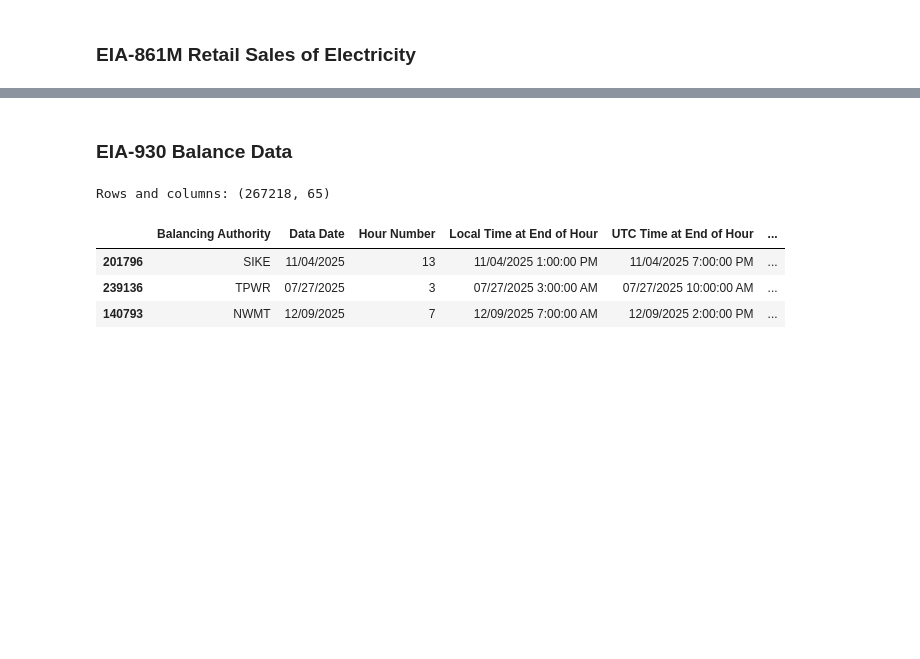
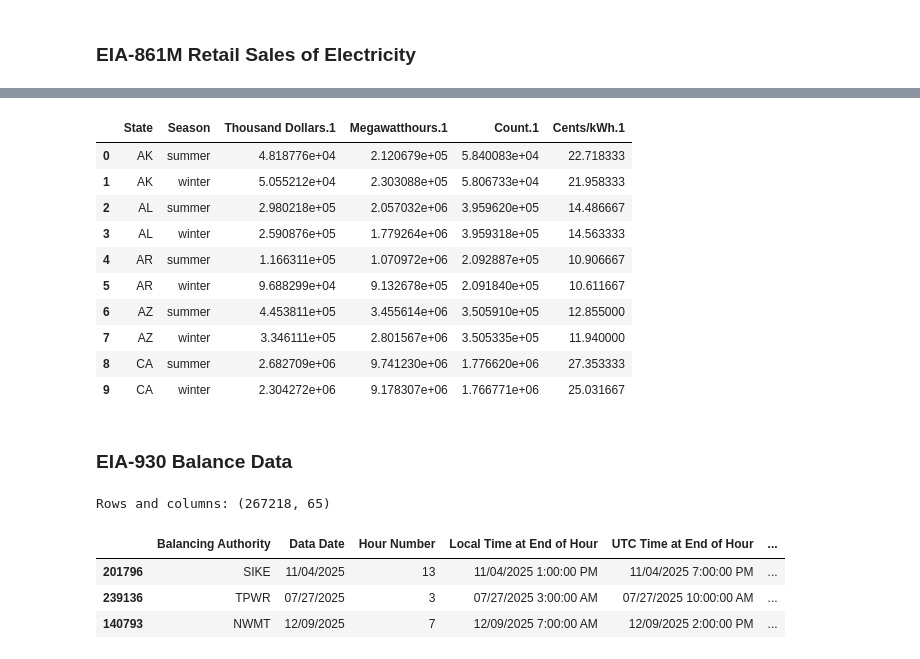
Before and after one commit to matthewchess/siads696, a Jupyter notebook: 02-data-cleaning.ipynb, the cells around one changed output, grey strips where cells are left out. Saved outputs shown, nothing was run; the diff lists cells and outputs as text; code cells hidden in the pictures; blank space fills up the shorter version.

```diff
--- a/02-data-cleaning.ipynb
+++ b/02-data-cleaning.ipynb
@@ -762,0 +856,8 @@ sales.describe(include="all").T
+# %%
+sales['Year'] = sales['Year'].astype(str)
+# %%
+# Looking at 2025 only and only .1 since that is Commercial
+# EIA classifies data centers as commercial customers
+sales_2025 = sales[sales['Year']=='2025'].copy()
+sales_2025 = sales_2025[['Year','Month','State','Thousand Dollars.1','Megawatthours.1','Count.1','Cents/kWh.1']]
+sales_2025.sample(5)
@@ -763,3 +871,23 @@ sales.describe(include="all").T
+# %%
+# Group by State, Summer/Winter AVG
+# Summer/Winter to match generator dataset capacity values
+sales_2025['Season'] = sales_2025['Month'].apply(
+    lambda x: 'summer' if 4 <= x <= 9 else 'winter'
+)
+grouped_sales = sales_2025.groupby(by=['State','Season'], as_index=False).mean(numeric_only=True).sort_values(by='State', ascending=True).drop(columns=['Month'])
+grouped_sales.head(10)
+# %% [output]
+|  | State | Season | Thousand Dollars.1 | Megawatthours.1 | Count.1 | Cents/kWh.1 |
+| 0 | AK | summer | 4.818776e+04 | 2.120679e+05 | 5.840083e+04 | 22.718333 |
+| 1 | AK | winter | 5.055212e+04 | 2.303088e+05 | 5.806733e+04 | 21.958333 |
+| 2 | AL | summer | 2.980218e+05 | 2.057032e+06 | 3.959620e+05 | 14.486667 |
+| 3 | AL | winter | 2.590876e+05 | 1.779264e+06 | 3.959318e+05 | 14.563333 |
+| 4 | AR | summer | 1.166311e+05 | 1.070972e+06 | 2.092887e+05 | 10.906667 |
+| 5 | AR | winter | 9.688299e+04 | 9.132678e+05 | 2.091840e+05 | 10.611667 |
+| 6 | AZ | summer | 4.453811e+05 | 3.455614e+06 | 3.505910e+05 | 12.855000 |
+| 7 | AZ | winter | 3.346111e+05 | 2.801567e+06 | 3.505335e+05 | 11.940000 |
+| 8 | CA | summer | 2.682709e+06 | 9.741230e+06 | 1.776620e+06 | 27.353333 |
+| 9 | CA | winter | 2.304272e+06 | 9.178307e+06 | 1.766771e+06 | 25.031667 |
 # %% [markdown]
 ### EIA-930 Balance Data
 # %%
```
Also changed, not shown: parts of 29 cells of this notebook.
